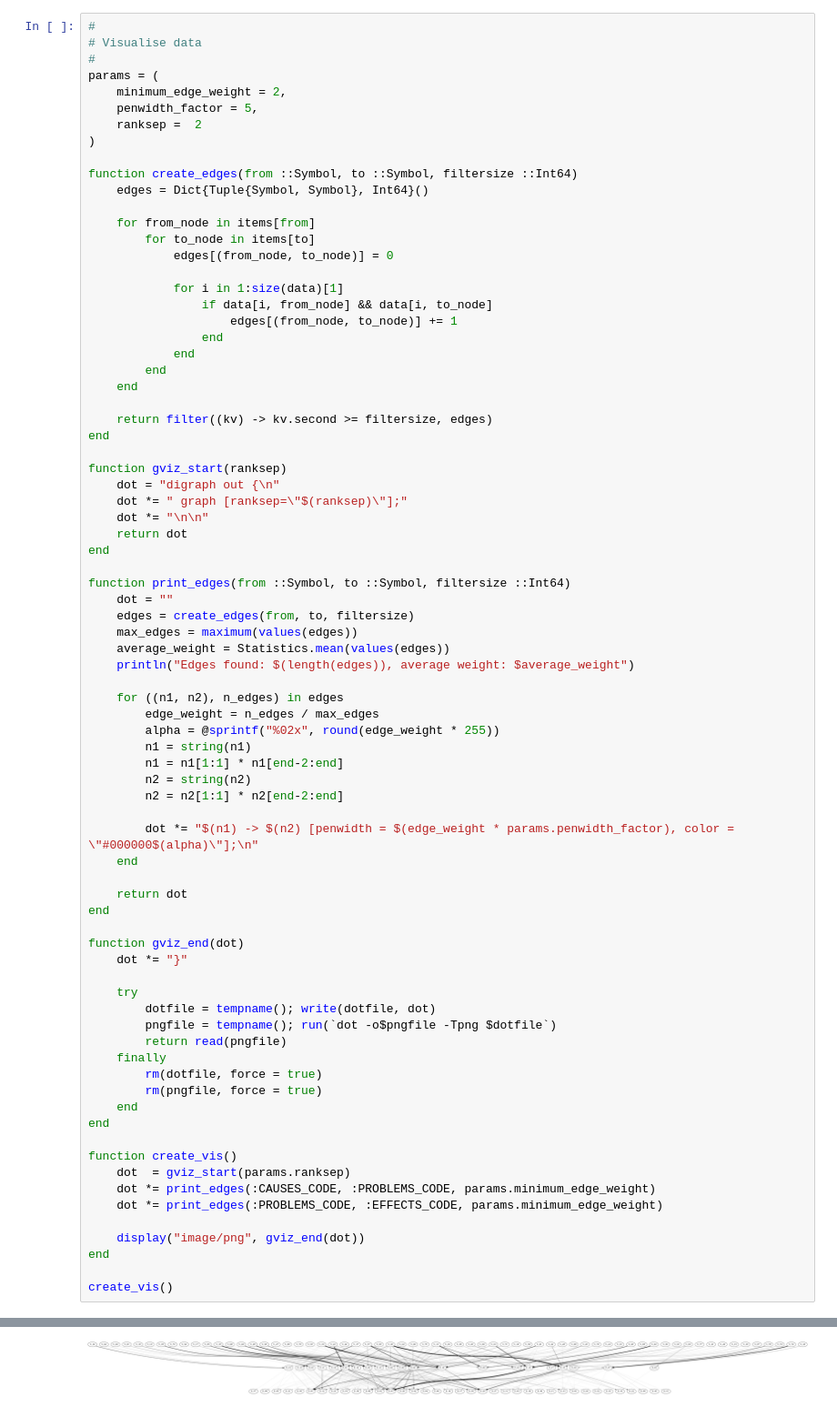
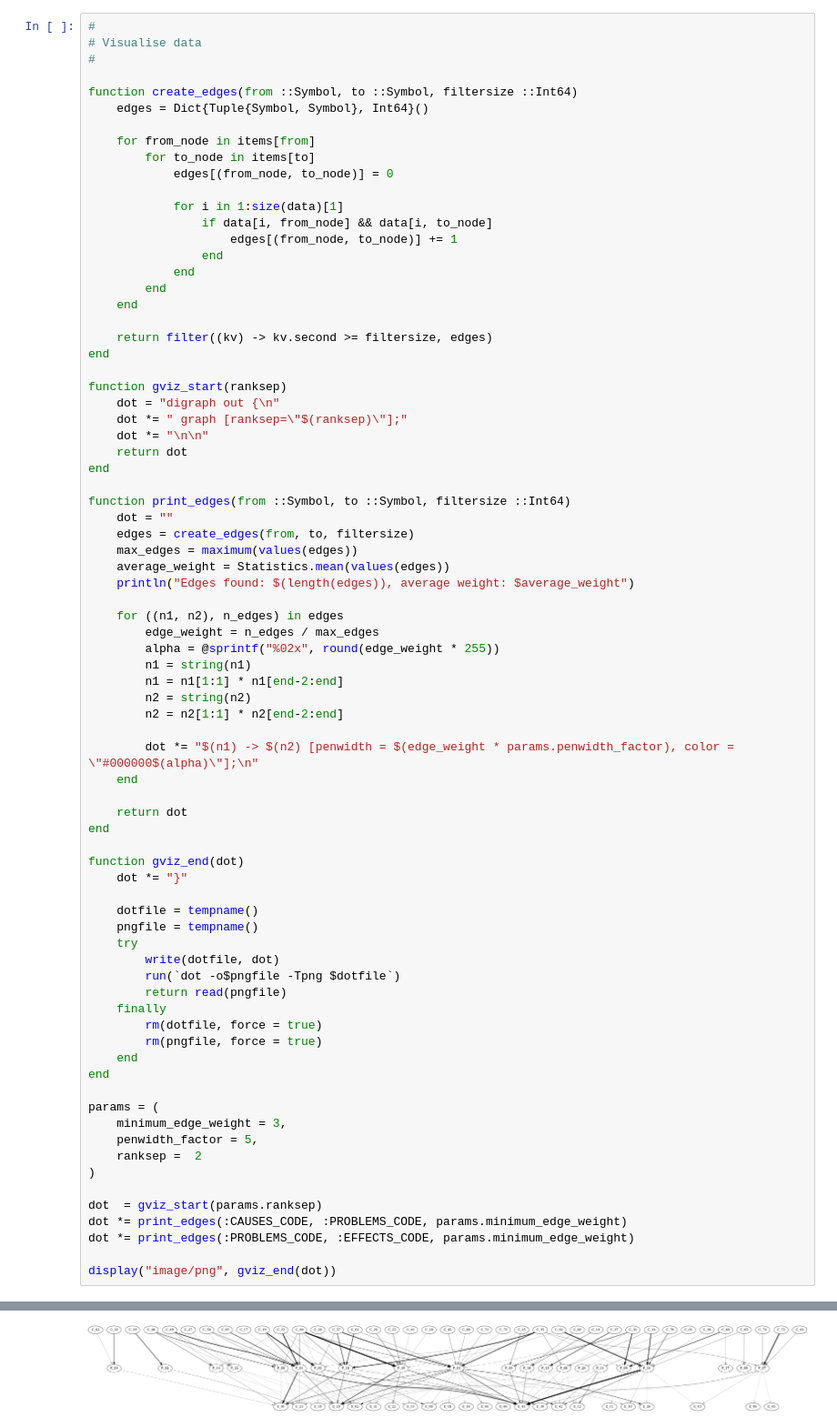
Before and after one commit to NaPiRE/project_riskdrivenRE, a Jupyter notebook: DescriptiveAnalysis.ipynb, the cells around one changed output, grey strips where cells are left out. Shown at 91% size. Cells and saved outputs as stored; diff of their text form.

```diff
--- a/DescriptiveAnalysis.ipynb
+++ b/DescriptiveAnalysis.ipynb
@@ -78,11 +90,6 @@ NaPiRE-project_2014_Coding.csv
 #
 # Visualise data
 #
-params = (
-    minimum_edge_weight = 2,
-    penwidth_factor = 5,
-    ranksep =  2
-)
 
 function create_edges(from ::Symbol, to ::Symbol, filtersize ::Int64)
     edges = Dict{Tuple{Symbol, Symbol}, Int64}()
@@ -133,9 +140,11 @@ end
 function gviz_end(dot)
     dot *= "}"
 
+    dotfile = tempname()
+    pngfile = tempname()
     try
-        dotfile = tempname(); write(dotfile, dot)
-        pngfile = tempname(); run(`dot -o$pngfile -Tpng $dotfile`)
+        write(dotfile, dot)
+        run(`dot -o$pngfile -Tpng $dotfile`)
         return read(pngfile)
     finally
         rm(dotfile, force = true)
@@ -143,13 +152,15 @@ function gviz_end(dot)
     end
 end
 
-function create_vis()
-    dot  = gviz_start(params.ranksep)
-    dot *= print_edges(:CAUSES_CODE, :PROBLEMS_CODE, params.minimum_edge_weight)
-    dot *= print_edges(:PROBLEMS_CODE, :EFFECTS_CODE, params.minimum_edge_weight)
+params = (
+    minimum_edge_weight = 3,
+    penwidth_factor = 5,
+    ranksep =  2
+)
 
-    display("image/png", gviz_end(dot))
-end
+dot  = gviz_start(params.ranksep)
+dot *= print_edges(:CAUSES_CODE, :PROBLEMS_CODE, params.minimum_edge_weight)
+dot *= print_edges(:PROBLEMS_CODE, :EFFECTS_CODE, params.minimum_edge_weight)
 
-create_vis()
+display("image/png", gviz_end(dot))
 # %% [output]
@@ -158 +169 @@ Edges found: 174, average weight: 3.2241379310344827
-[figure, old version]
+[figure, new version]
```
Also changed, not shown: parts of 3 cells of this notebook.
